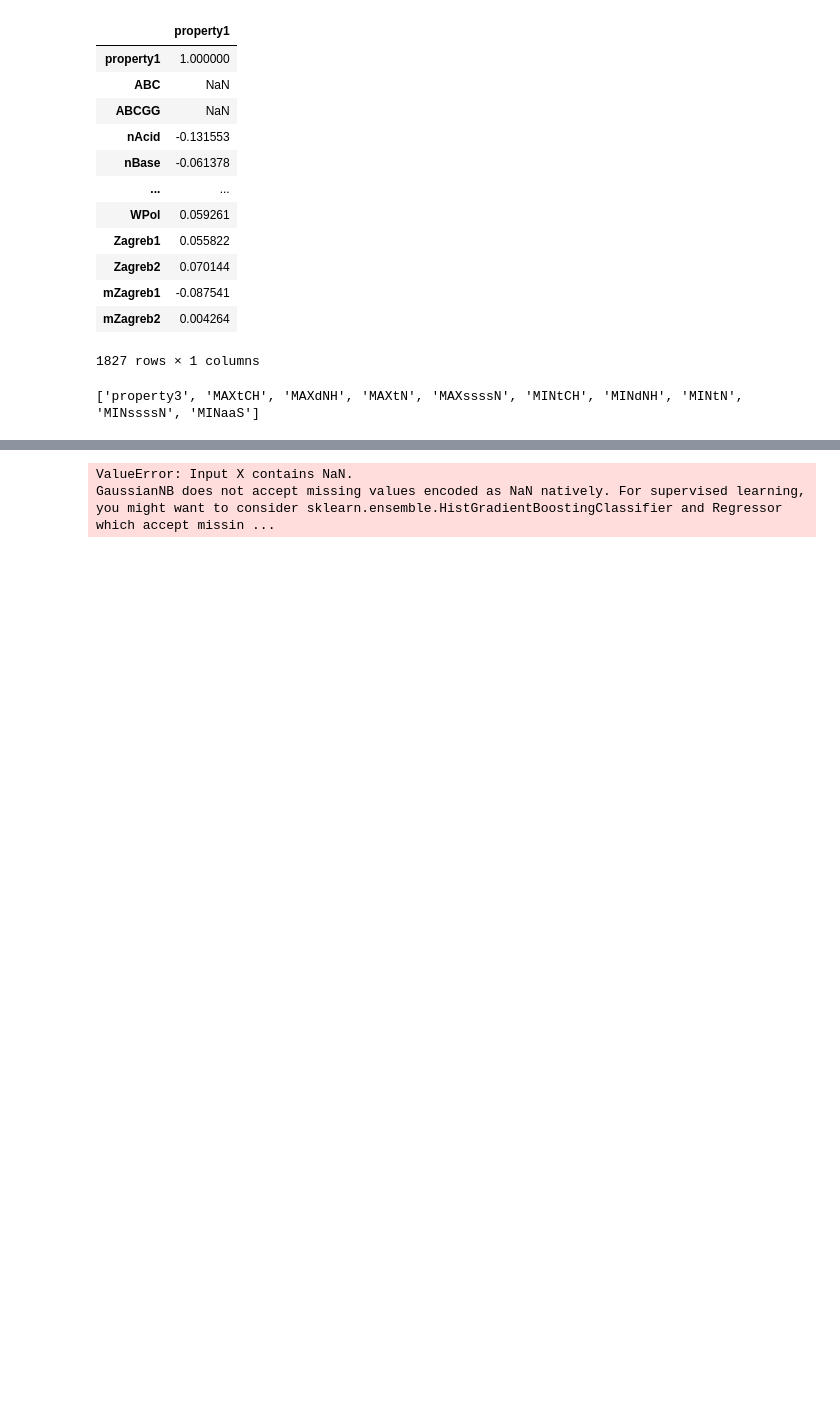
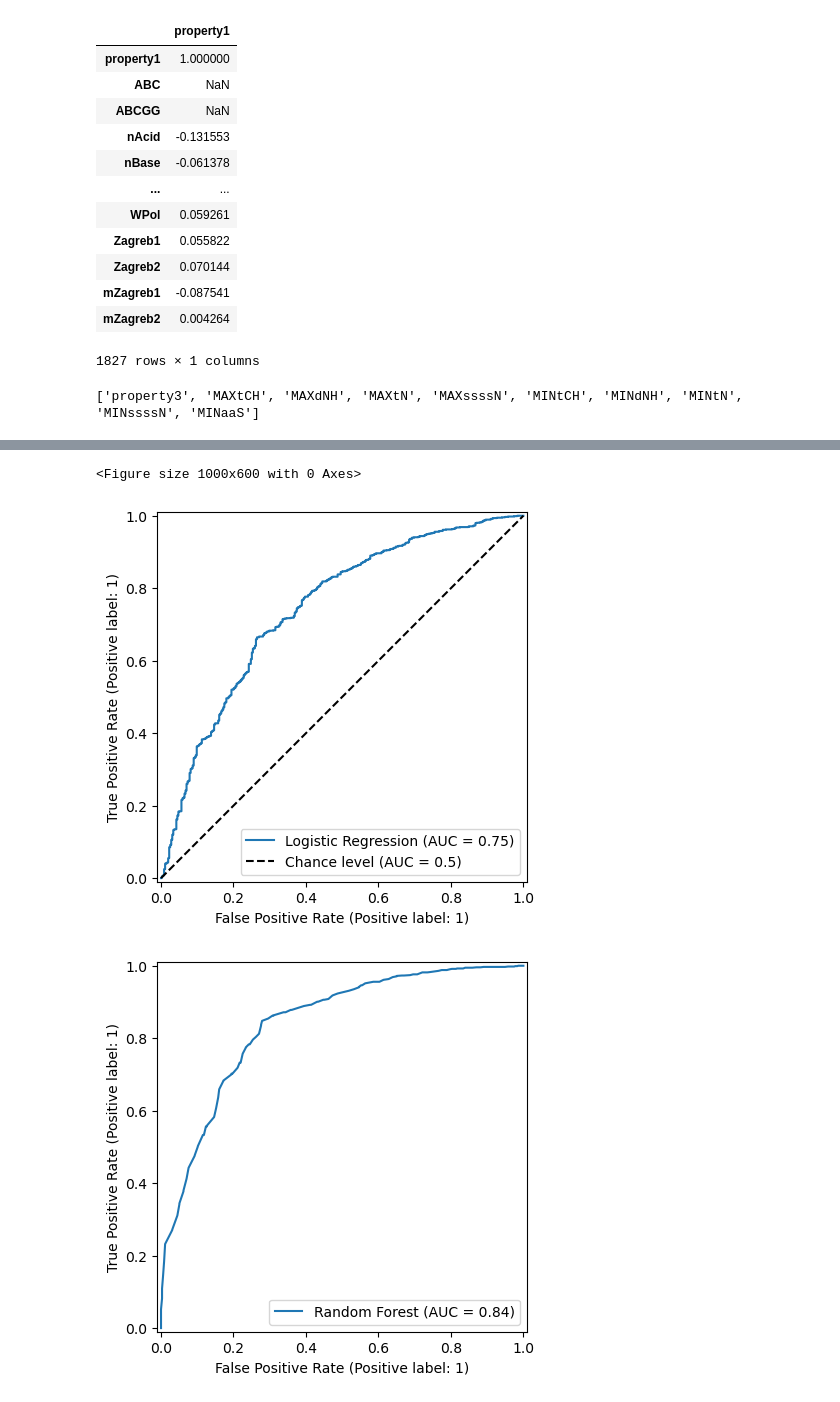
Before and after one commit to DPazY/coursework, a Jupyter notebook: coursework.ipynb, the cells around one changed output, grey strips where cells are left out. Drawn from its saved outputs; the diff is of its cells as text; code cells hidden in the pictures; blank space fills up the shorter version.

Commit message:
Добавлены различные модели, и их оценка и вывод  какая лучше

```diff
--- a/coursework.ipynb
+++ b/coursework.ipynb
@@ -321,41 +402,0 @@ single_feature
-# %%
-# 5. Обучение и оценка
-results = []
-
-for name, model in models.items():
-    # На полном наборе признаков
-    if name in ["KNN", "SVM"]:
-        model.fit(X_train_full_scaled, y_train)
-        y_pred = model.predict(X_test_full_scaled)
-    else:
-        model.fit(X_train_full, y_train)
-        y_pred = model.predict(X_test_full)
-
-    full_metrics = {
-        "model": name,
-        "dataset": "Full Features",
-        "accuracy": accuracy_score(y_test, y_pred),
-        "f1": f1_score(y_test, y_pred, average='weighted')
-    }
-    results.append(full_metrics)
-
-    # На одном признаке
-    if name in ["KNN", "SVM"]:
-        X_train_single_scaled = scaler.fit_transform(X_train_single)
-        X_test_single_scaled = scaler.transform(X_test_single)
-        model.fit(X_train_single_scaled, y_train)
-        y_pred = model.predict(X_test_single_scaled)
-    else:
-        model.fit(X_train_single, y_train)
-        y_pred = model.predict(X_test_single)
-
-    single_metrics = {
-        "model": name,
-        "dataset": "Single Feature",
-        "accuracy": accuracy_score(y_test, y_pred),
-        "f1": f1_score(y_test, y_pred, average='weighted')
-    }
-    results.append(single_metrics)
-# %% [output]
-ValueError: Input X contains NaN.
-GaussianNB does not accept missing values encoded as NaN natively. For supervised learning, you might want to consider sklearn.ensemble.HistGradientBoostingClassifier and Regressor which accept missin ...
@@ -365,0 +403,27 @@ print(results_df.sort_values(by='accuracy', ascending=False))
+# %%
+import matplotlib.pyplot as plt
+from sklearn.metrics import RocCurveDisplay
+
+plt.figure(figsize=(10, 6))
+for name, model in models.items():
+    try:
+        RocCurveDisplay.from_estimator(
+            model,
+            X_test,
+            y_test,
+            name=name,
+            plot_chance_level=(name == list(models.keys())[0])
+        )
+    except Exception as e:
+        print(f"Не удалось построить ROC-кривую для {name}: {str(e)}")
+
+plt.title('ROC-кривые моделей')
+plt.axis('square')
+plt.xlabel('False Positive Rate')
+plt.ylabel('True Positive Rate')
+plt.legend()
+plt.show()
+# %% [output]
+<Figure size 1000x600 with 0 Axes>
+[figure, added]
+[figure, added]
```
Also changed, not shown: parts of 11 cells of this notebook.
